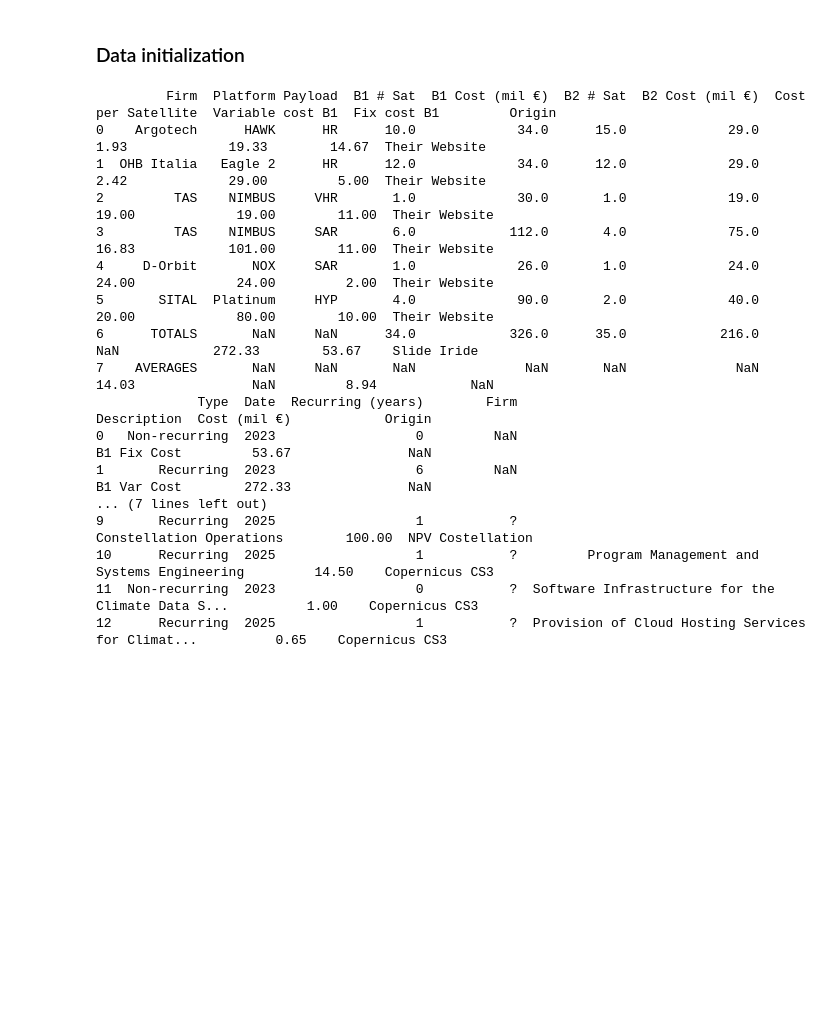
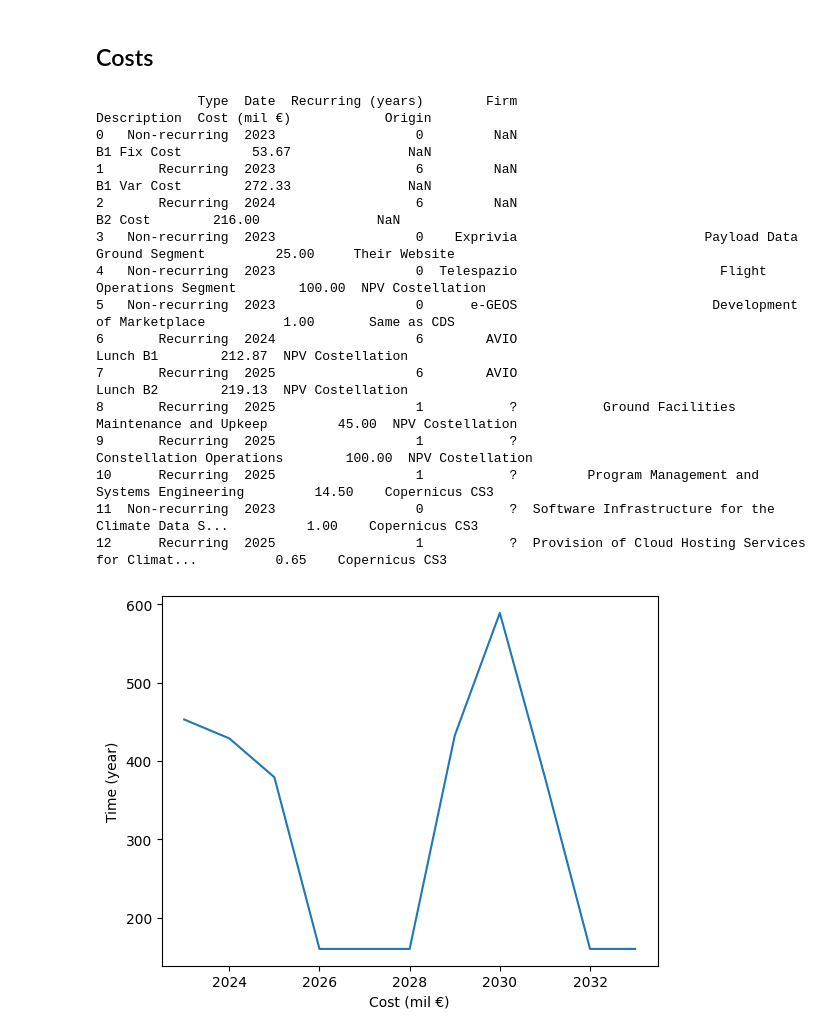
Before and after one commit to XaBerr/iride-constellation-cost-model, a Jupyter notebook: main.ipynb, the cells around one changed output. Saved outputs shown, nothing was run; the diff lists cells and outputs as text; code cells hidden in the pictures; blank space fills up the shorter version.

Commit message:
Finished basic cost-rev structure, started building the financial statements

```diff
--- a/main.ipynb
+++ b/main.ipynb
@@ -9,26 +4,0 @@ pd.set_option('expand_frame_repr', False)
-# %% [markdown]
-### Data initialization
-# %%
-df_costs_sat = pd.read_csv('costs-satellites.csv')
-df_costs_oth = pd.read_csv('costs-others.csv')
-
-print(df_costs_sat)
-print(df_costs_oth)
-# %% [output]
-         Firm  Platform Payload  B1 # Sat  B1 Cost (mil €)  B2 # Sat  B2 Cost (mil €)  Cost per Satellite  Variable cost B1  Fix cost B1         Origin
-0    Argotech      HAWK      HR      10.0             34.0      15.0             29.0                1.93             19.33        14.67  Their Website
-1  OHB Italia   Eagle 2      HR      12.0             34.0      12.0             29.0                2.42             29.00         5.00  Their Website
-2         TAS    NIMBUS     VHR       1.0             30.0       1.0             19.0               19.00             19.00        11.00  Their Website
-3         TAS    NIMBUS     SAR       6.0            112.0       4.0             75.0               16.83            101.00        11.00  Their Website
-4     D-Orbit       NOX     SAR       1.0             26.0       1.0             24.0               24.00             24.00         2.00  Their Website
-5       SITAL  Platinum     HYP       4.0             90.0       2.0             40.0               20.00             80.00        10.00  Their Website
-6      TOTALS       NaN     NaN      34.0            326.0      35.0            216.0                 NaN            272.33        53.67    Slide Iride
-7    AVERAGES       NaN     NaN       NaN              NaN       NaN              NaN               14.03               NaN         8.94            NaN
-             Type  Date  Recurring (years)        Firm                                        Description  Cost (mil €)            Origin
-0   Non-recurring  2023                  0         NaN                                        B1 Fix Cost         53.67               NaN
-1       Recurring  2023                  6         NaN                                        B1 Var Cost        272.33               NaN
-... (7 lines left out)
-9       Recurring  2025                  1           ?                           Constellation Operations        100.00  NPV Costellation
-10      Recurring  2025                  1           ?         Program Management and Systems Engineering         14.50    Copernicus CS3
-11  Non-recurring  2023                  0           ?  Software Infrastructure for the Climate Data S...          1.00    Copernicus CS3
-12      Recurring  2025                  1           ?  Provision of Cloud Hosting Services for Climat...          0.65    Copernicus CS3
@@ -34,0 +12,43 @@ print(df_costs_oth)
+# %% [markdown]
+## Costs
+# %%
+df_costs_sat = pd.read_csv('costs-satellites.csv')
+# print(df_costs_sat)
+df_costs_oth = pd.read_csv('costs-others.csv')
+# df_costs_oth.info(memory_usage="deep")
+print(df_costs_oth)
+simulation_length = 11 # # of years
+time = np.arange(
+    np.min(df_costs_oth["Date"]),     # Begin of the simulation
+    np.min(df_costs_oth["Date"]) + simulation_length # End of the simulation
+    )
+costs = np.zeros(simulation_length)
+for index, row in df_costs_oth.iterrows():
+    first_pos = row["Date"] - time[0]
+    costs[first_pos] += row["Cost (mil €)"]
+    if row["Recurring (years)"] > 0:
+        first_pos += row["Recurring (years)"]
+        while first_pos < simulation_length:
+            costs[first_pos] += row["Cost (mil €)"]
+            first_pos += row["Recurring (years)"]
+
+plt.plot(time, costs)
+plt.xlabel('Cost (mil €)')
+plt.ylabel('Time (year)')
+plt.show()
+# %% [output]
+             Type  Date  Recurring (years)        Firm                                        Description  Cost (mil €)            Origin
+0   Non-recurring  2023                  0         NaN                                        B1 Fix Cost         53.67               NaN
+1       Recurring  2023                  6         NaN                                        B1 Var Cost        272.33               NaN
+2       Recurring  2024                  6         NaN                                            B2 Cost        216.00               NaN
+3   Non-recurring  2023                  0    Exprivia                        Payload Data Ground Segment         25.00     Their Website
+4   Non-recurring  2023                  0  Telespazio                          Flight Operations Segment        100.00  NPV Costellation
+5   Non-recurring  2023                  0      e-GEOS                         Development of Marketplace          1.00       Same as CDS
+6       Recurring  2024                  6        AVIO                                           Lunch B1        212.87  NPV Costellation
+7       Recurring  2025                  6        AVIO                                           Lunch B2        219.13  NPV Costellation
+8       Recurring  2025                  1           ?           Ground Facilities Maintenance and Upkeep         45.00  NPV Costellation
+9       Recurring  2025                  1           ?                           Constellation Operations        100.00  NPV Costellation
+10      Recurring  2025                  1           ?         Program Management and Systems Engineering         14.50    Copernicus CS3
+11  Non-recurring  2023                  0           ?  Software Infrastructure for the Climate Data S...          1.00    Copernicus CS3
+12      Recurring  2025                  1           ?  Provision of Cloud Hosting Services for Climat...          0.65    Copernicus CS3
+[figure, added]
```
Also changed, not shown: parts of 8 cells of this notebook.
